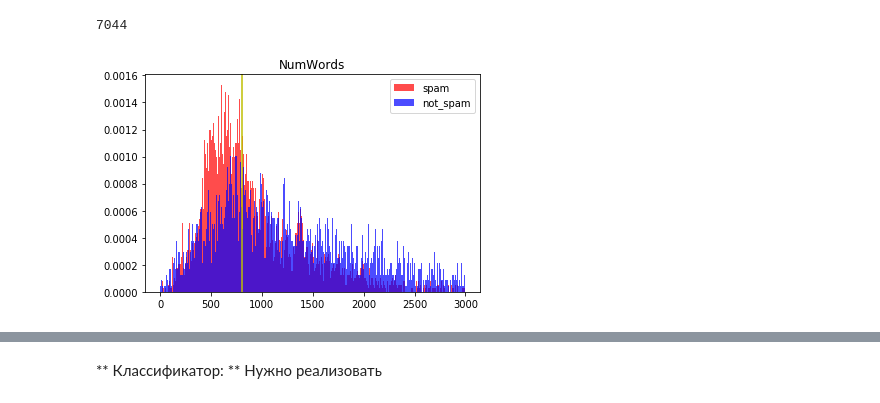
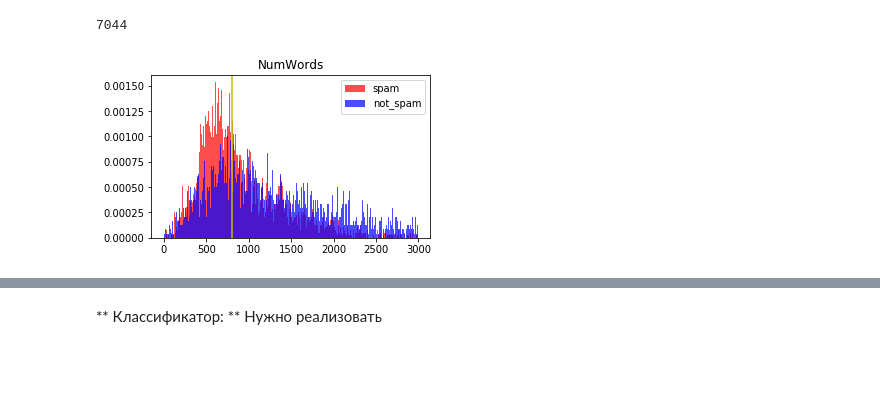
Before and after one commit to excander/kaggle_antispam, a Jupyter notebook: AntispamStatsSeminarMultiprocess.ipynb, the cells around one changed output, grey strips where cells are left out. Saved outputs shown, nothing was run; the diff lists cells and outputs as text; code cells hidden in the pictures; blank space fills up the shorter version.

```diff
--- a/AntispamStatsSeminarMultiprocess.ipynb
+++ b/AntispamStatsSeminarMultiprocess.ipynb
@@ -259,15 +325,30 @@ def plot_stats(x, y, title):
     plt.legend(handles=[prec, accur, f1])
     plt.title(title)
     plt.show()
-# %%
-def calc_features(url, html_data):
-    words = list(html2word(html_data))
-    words_num = len(words)
-    avg_word_len = 0
-    title_words_num = 0
-    anchor_words_num = 0
-#     compression_level_1 = len("".join(words).encode("utf8").encode("zlib")) / len("".join(words).encode("utf8"))
-#     text = html2text(html_data).encode("utf8")
-    compression_level = len(zlib.compress(html_data)) / len(html_data)
-
-    return [len(words), avg_word_len, title_words_num, anchor_words_num, compression_level]
+# %%
+def calc_features(url, html_data):
+    words = list(html2word(html_data))
+    words_num = len(words)
+
+    avg_word_len = sum(map(len, words)) / words_num
+
+    title = extract_doc_info(html_data)['title']
+    title_words_num = len(title.split())
+
+    anchor_list = extract_doc_info(html_data)['anchors']
+    norm_anchor_list = [anchor.contents[0] if anchor.contents else "" for anchor in anchor_list]
+#     k = [str for anch in norm_anchor_list]
+    anchors = []
+    for anch in norm_anchor_list:
+        if anch:
+            anchors.append(anch)
+        else:
+            anchors.append("")
+
+    anchor_num = len(anchors)
+    anchor_words_len = sum(len(i) for i in anchors)
+
+    compression_level = len(zlib.compress(html_data)) / len(html_data)
+
+    return [len(words), avg_word_len, title_words_num, anchor_num, compression_level, anchor_words_len]
+#     return anchor_words
@@ -288,7 +382,7 @@ from multiprocessing import Process, Queue
 
 DocItem = namedtuple('DocItem', ['doc_id', 'is_spam', 'url', 'features'])
 
-WORKER_NUM = 4
+WORKER_NUM = 16
 
 def load_csv(input_file_name, calc_features_f):
     """
@@ -398,15 +494,16 @@ len(train_docs)
 # %%
 is_spam_data = [doc.features[0] for doc in train_docs if doc[1] == True]
 not_spam_data = [doc.features[0] for doc in train_docs if doc[1] == False]
 bins = range(1, 3000, 10)
+plt.figure(figsize=(5,3))
 plt.hist(is_spam_data, bins=bins, color='red', normed=True, alpha=0.7, label='spam')
 plt.hist(not_spam_data, bins=bins, color='blue', normed=True, alpha=0.7, label='not_spam')
 plt.axvline(800,c='y')
 plt.title('NumWords')
 plt.legend()
 plt.show()
 # %% [output]
-[figure, old version]
+[figure, new version]
 # %%
 is_spam_data = [doc.features[4] for doc in train_docs if doc[1] == True]
 not_spam_data = [doc.features[4] for doc in train_docs if doc[1] == False]
```
Also changed, not shown: parts of 18 cells of this notebook.
